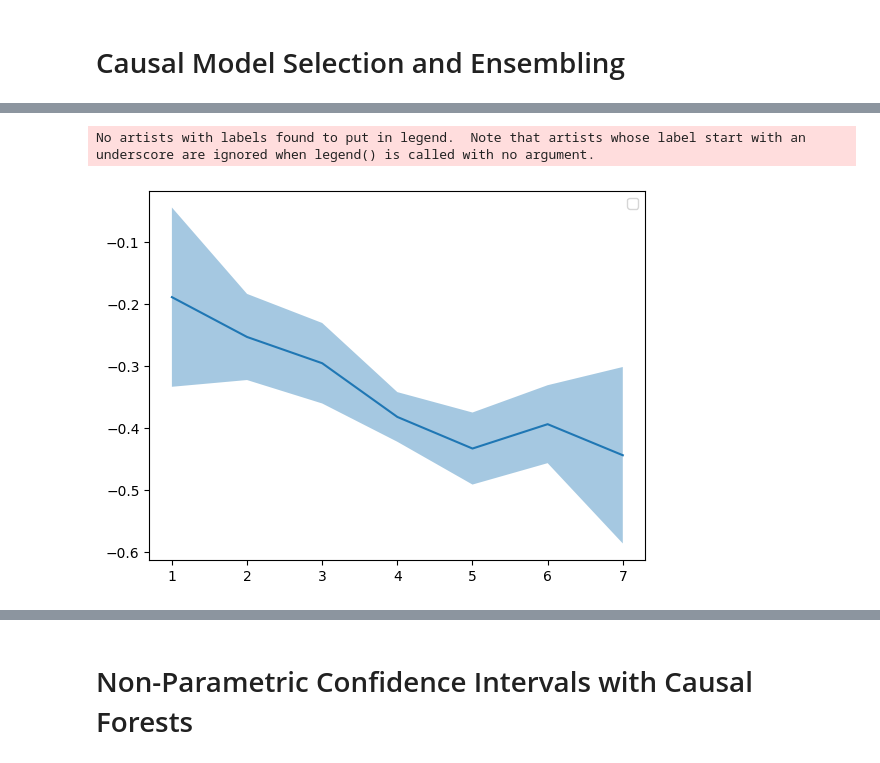
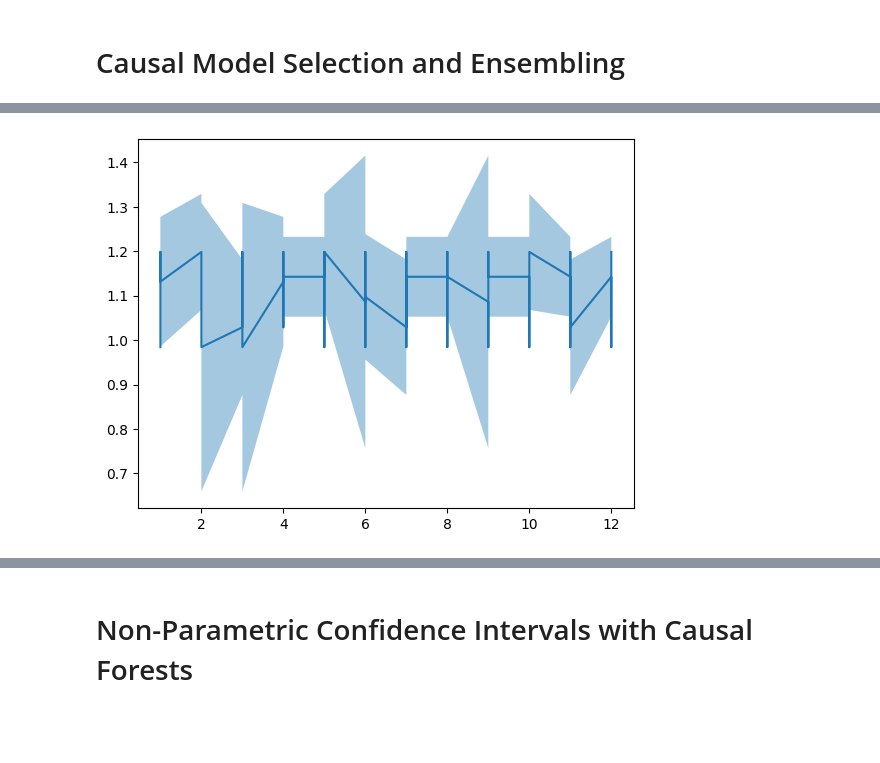
Before and after one commit to stanford-msande228/winter23, a Jupyter notebook: CATE-estimation.ipynb, the cells around one changed output, grey strips where cells are left out. Drawn from its saved outputs; the diff is of its cells as text; code cells hidden in the pictures; blank space fills up the shorter version.

```diff
--- a/CATE-estimation.ipynb
+++ b/CATE-estimation.ipynb
@@ -185,6 +126,6 @@ splits = list(cv.split(X, X[:, 0]))
 # %%
-model_reg = auto_reg(X, y, n_splits=n_splits, verbose=3, time_budget=time_budget)
-model_y = auto_reg(X[:, 1:], y, n_splits=n_splits, verbose=3, time_budget=time_budget)
-model_t = auto_clf(X[:, 1:], X[:, 0], n_splits=n_splits, verbose=3, time_budget=time_budget)
-model_reg_zero = auto_reg(X[X[:, 0]==0, 1:], y[X[:, 0]==0], n_splits=n_splits, verbose=3, time_budget=time_budget)
-model_reg_one = auto_reg(X[X[:, 0]==1, 1:], y[X[:, 0]==1], n_splits=n_splits, verbose=3, time_budget=time_budget)
+model_reg = auto_reg(np.column_stack((D, X)), y, n_splits=n_splits, verbose=verbose, time_budget=time_budget)
+model_y = auto_reg(X, y, n_splits=n_splits, verbose=verbose, time_budget=time_budget)
+model_t = auto_clf(X, D, n_splits=n_splits, verbose=verbose, time_budget=time_budget)
+model_reg_zero = auto_reg(X[D==0], y[D==0], n_splits=n_splits, verbose=verbose, time_budget=time_budget)
+model_reg_one = auto_reg(X[D==1], y[D==1], n_splits=n_splits, verbose=verbose, time_budget=time_budget)
@@ -277,2 +221,3 @@ prop_preds = cross_val_predict(model_t(), X[:, 1:], X[:, 0], cv=splits)
 # %%
-hetero_inds = np.arange(1, X.shape[1])
+hetero_inds = np.arange(X.shape[1])
+Z, Zval, Ztest = X.iloc[:, hetero_inds], Xval.iloc[:, hetero_inds], Xtest.iloc[:, hetero_inds]
@@ -354,7 +293,7 @@ xlearner_preds = xlearner.predict(X[:, hetero_inds])
 # %%
 # drlearner
-dr_preds = reg_one_preds - reg_zero_preds
-dr_preds += (y - reg_preds) * (X[:, 0] - prop_preds) / np.clip(prop_preds * (1 - prop_preds), .09, np.inf)
-drlearner_best = model_final_fn(X[:, hetero_inds], dr_preds)
-drlearner = drlearner_best().fit(X[:, hetero_inds], dr_preds)
-drlearner_preds = drlearner.predict(X[:, hetero_inds])
+dr_preds = reg_one_preds_t - reg_zero_preds_t
+dr_preds += (y - reg_preds_t) * (D - prop_preds) / np.clip(prop_preds * (1 - prop_preds), .09, np.inf)
+drlearner_best = model_final_fn(Z, dr_preds)
+drlearner = drlearner_best().fit(Z, dr_preds)
+drlearner_cates = drlearner.predict(Z)
@@ -887,0 +780,6 @@ Notes:
+# %%
+from statsmodels.formula.api import ols
+df = Z.copy()
+df['dr'] = dr_preds
+lr = ols('dr ~ ' + blp_formula, df).fit()
+lr.summary()
@@ -888,13 +811,11 @@ Notes:
 # %%
 pred_df = lr.get_prediction(df).summary_frame(alpha=.01)
 # %%
-inds = np.argsort(df['polviews']) #X[:, feat_ind])
-plt.plot(df['polviews'].iloc[inds], pred_df['mean'][inds])
-plt.fill_between(df['polviews'].iloc[inds], pred_df['mean_ci_lower'][inds], pred_df['mean_ci_upper'][inds], alpha=.4)
-plt.legend()
+inds = np.argsort(df.iloc[:, feat_ind])
+plt.plot(df.iloc[:, feat_ind].iloc[inds], pred_df['mean'][inds])
+plt.fill_between(df.iloc[:, feat_ind].iloc[inds], pred_df['mean_ci_lower'][inds], pred_df['mean_ci_upper'][inds], alpha=.4)
 plt.show()
 # %% [output]
-No artists with labels found to put in legend.  Note that artists whose label start with an underscore are ignored when legend() is called with no argument.
-[figure, old version]
+[figure, new version]
 # %%
 if semi_synth:
```
Also changed, not shown: parts of 149 cells of this notebook, 4 other files.
